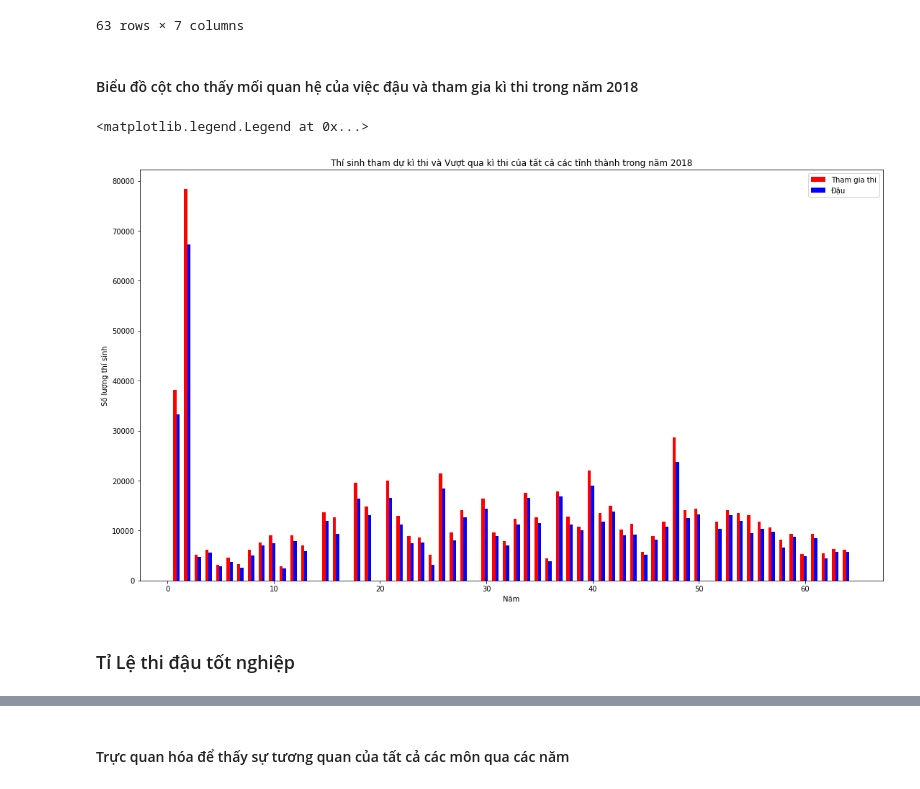
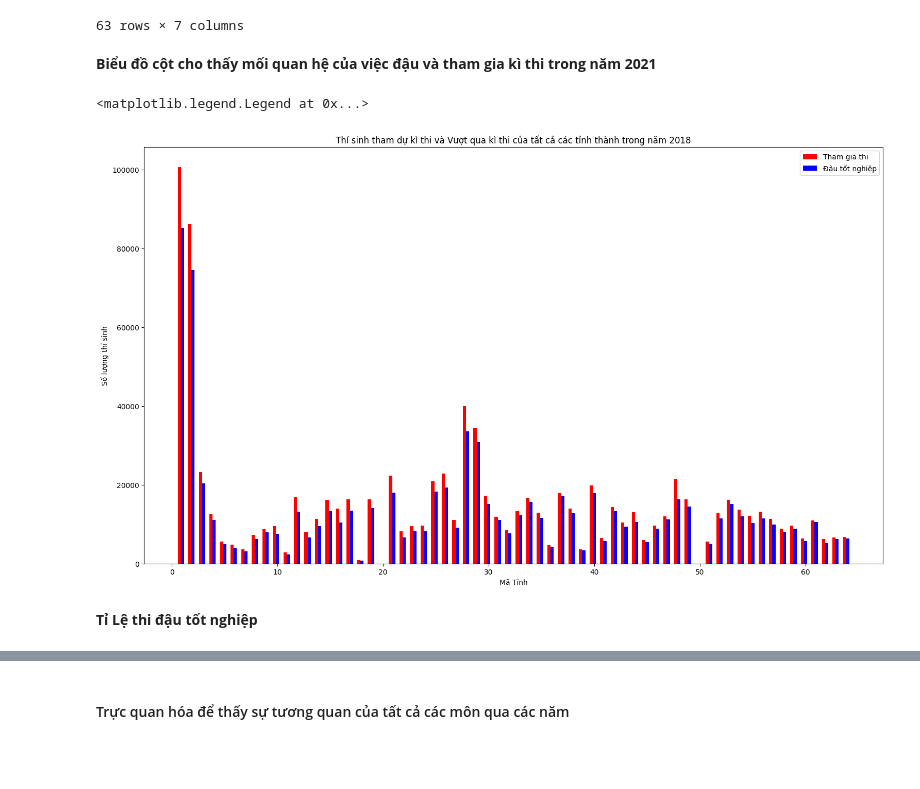
Before and after one commit to VienHaiYen/-DiemThi-2019-2022-THPTQG, a Jupyter notebook: main.ipynb, the cells around one changed output, grey strips where cells are left out. Cells and saved outputs as stored; diff of their text form; code cells hidden in the pictures; blank space fills up the shorter version.

```diff
--- a/main.ipynb
+++ b/main.ipynb
@@ -306,22 +302,23 @@ df_city_passed
 | 62 | 64 | 4658 | 5692 | 5313 | 5334 | 6343 | 6105 |
 63 rows × 7 columns
 # %% [markdown]
-#### Biểu đồ cột cho thấy mối quan hệ của việc đậu và tham gia kì thi trong năm 2018
+**Biểu đồ cột cho thấy mối quan hệ của việc đậu và tham gia kì thi trong năm 2021**
+# %%
+year = 2021
 # %%
 fig,a =  plt.subplots(1,1)
 fig.set_size_inches(18.5, 10.5, forward=True)
 x = np.array(df_cities['MaTinh'])
 
-
-a.bar(np.array(df_cities['MaTinh'])-0.3, df_cities[2018],color='red', width=0.3, label='Tham gia thi')
-a.bar(np.array(df_cities['MaTinh']), df_city_passed[2018], width=0.3,color='blue', label='Đậu')
+a.bar(np.array(df_cities['MaTinh'])-0.3, df_cities[year],color='red', width=0.3, label='Tham gia thi')
+a.bar(np.array(df_cities['MaTinh']), df_city_passed[year], width=0.3,color='blue', label='Đậu tốt nghiệp')
 
 a.set_ylabel('Số lượng thí sinh')
-a.set_xlabel('Năm')
+a.set_xlabel('Mã Tỉnh')
 a.set_title("Thí sinh tham dự kì thi và Vượt qua kì thi của tất cả các tỉnh thành trong năm 2018")
 a.legend()
 # %% [output]
 <matplotlib.legend.Legend at 0x...>
-[figure, old version]
+[figure, new version]
 # %% [markdown]
-### Tỉ Lệ thi đậu tốt nghiệp
+**Tỉ Lệ thi đậu tốt nghiệp**
```
Also changed, not shown: parts of 43 cells of this notebook, 1 other file.
